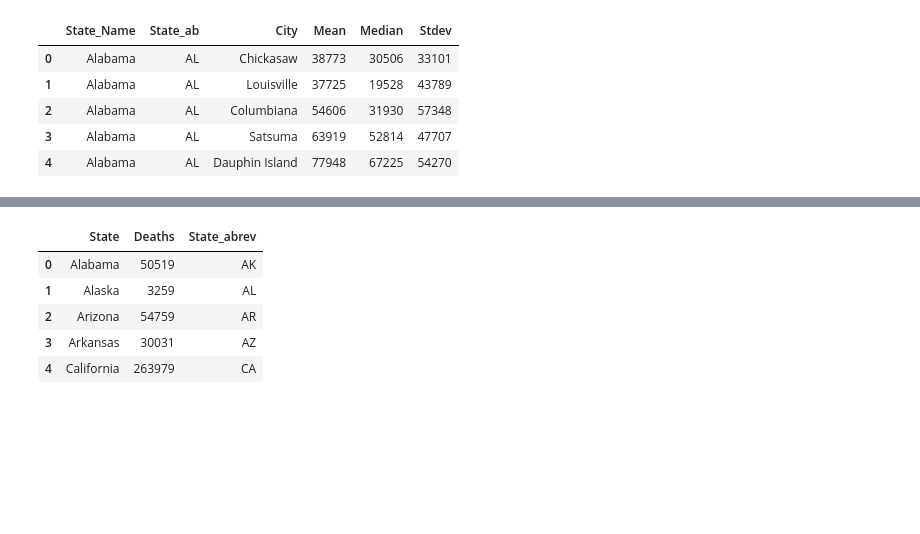
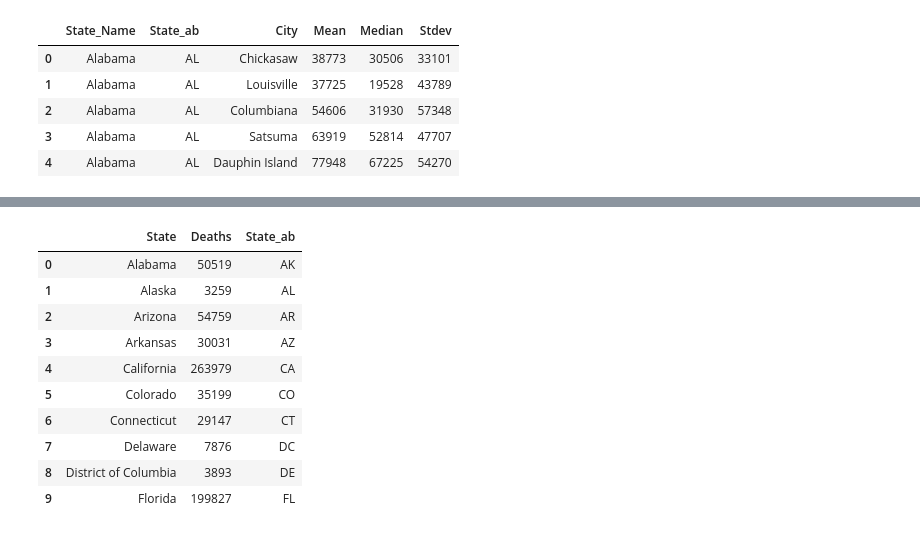
Before and after one commit to MojoJoe33/group_EZ_street, a Jupyter notebook: DataFrames.ipynb, the cells around one changed output, grey strips where cells are left out. Saved outputs shown, nothing was run; the diff lists cells and outputs as text; code cells hidden in the pictures; blank space fills up the shorter version.

```diff
--- a/DataFrames.ipynb
+++ b/DataFrames.ipynb
@@ -80,12 +136,18 @@ state_incomes = plt.bar(income_mean["State_ab"],income_mean["Mean"])
 # %%
+#summarized death df organized by state to graph with
 death_summary = death_data[["State", "Deaths"]]
 death_sums = death_summary.groupby("State").sum().reset_index()
-death_sums["State_abrev"] = ["AK","AL","AR","AZ","CA","CD","CT","DC","DE","FL","GA","HI","ID","IL","IN","IA","KS","KY","LA","ME","MD","MA","MI","MN","MS","MO","MT","NE","NV","NH","NJ","NM","NY","NC","ND","OH","OK","OR","PA","RI","SC","SD","TN","TX","UT","VT","VA","WA","WV","WI","WY"]
-death_sums.head()
+death_sums["State_ab"] = ["AK","AL","AR","AZ","CA","CO","CT","DC","DE","FL","GA","HI","ID","IL","IN","IA","KS","KY","LA","ME","MD","MA","MI","MN","MS","MO","MT","NE","NV","NH","NJ","NM","NY","NC","ND","OH","OK","OR","PA","RI","SC","SD","TN","TX","UT","VT","VA","WA","WV","WI","WY"]
+death_sums.head(10)
 # %% [output]
-|  | State | Deaths | State_abrev |
+|  | State | Deaths | State_ab |
 | 0 | Alabama | 50519 | AK |
 | 1 | Alaska | 3259 | AL |
 | 2 | Arizona | 54759 | AR |
 | 3 | Arkansas | 30031 | AZ |
 | 4 | California | 263979 | CA |
+| 5 | Colorado | 35199 | CO |
+| 6 | Connecticut | 29147 | CT |
+| 7 | Delaware | 7876 | DC |
+| 8 | District of Columbia | 3893 | DE |
+| 9 | Florida | 199827 | FL |
```
Also changed, not shown: parts of 19 cells of this notebook, 8 other files.
